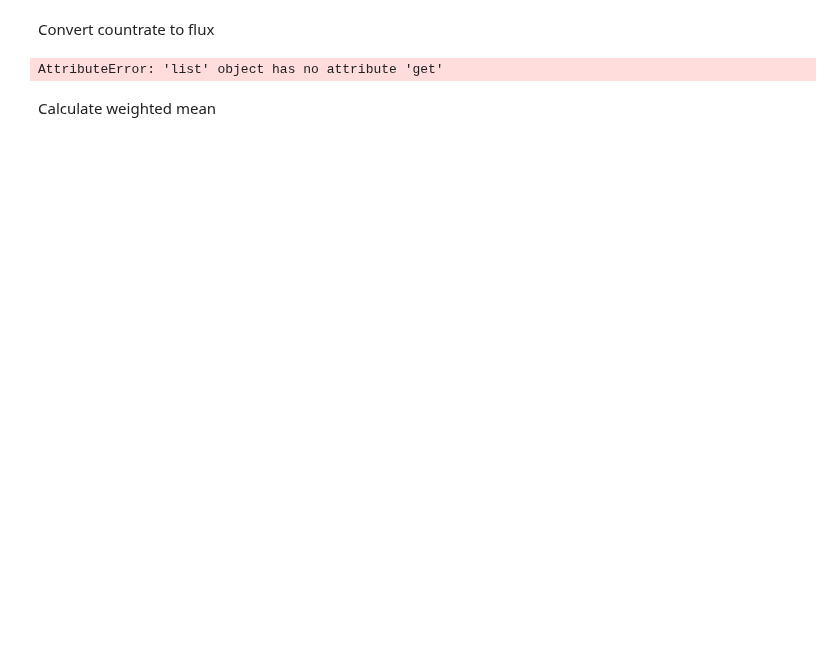
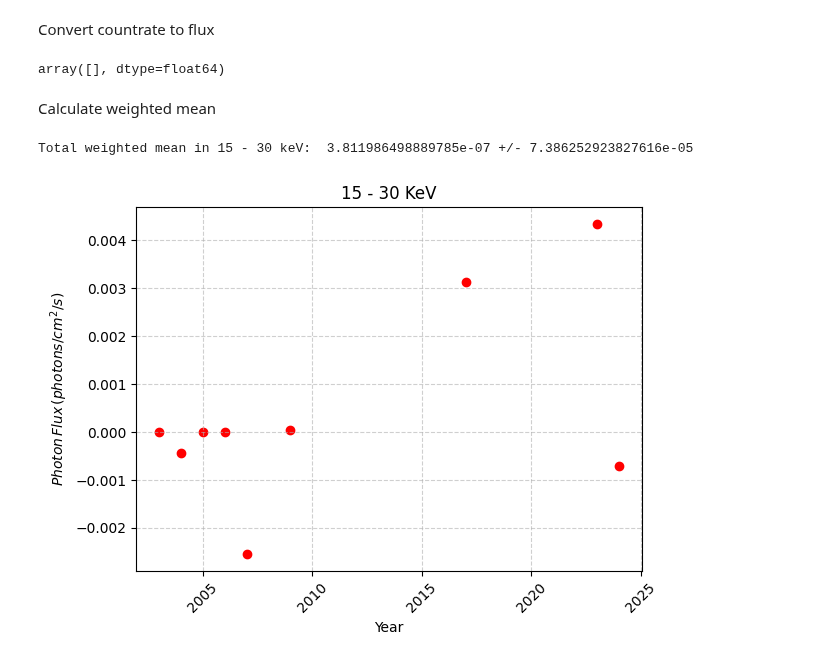
Before and after one commit to interstellxr/jupiter-xray-analysis, a Jupyter notebook: jupiter-xrays/JupiterPlotting.ipynb, the cells around one changed output. Cells and saved outputs as stored; diff of their text form; code cells hidden in the pictures; blank space fills up the shorter version.

```diff
--- a/jupiter-xrays/JupiterPlotting.ipynb
+++ b/jupiter-xrays/JupiterPlotting.ipynb
@@ -147,13 +167,2 @@ plt.tight_layout()
 # %% [markdown]
 Convert countrate to flux
-# %%
-crablc, crablc_err, crablc_date = loadCrabLC("../data/CrabLC_FITS_15_30")
-
-_, crab_yearly = weighted_avg(crablc_date, crablc, crablc_err**2)
-crab_means = [result['weighted_mean'] for year, result in crab_yearly.items()]
-crab_stds = [result['weighted_std'] for year, result in crab_yearly.items()]
-
-phflux1, pherr1, ergflux1, ergerr1 = cr2flux(cr1, vr1, date1, crab_means, crab_stds)
-phflux2, pherr2, ergflux2, ergerr2 = cr2flux(cr2, vr2, date2, crab_means, crab_stds)
-# %% [output]
-AttributeError: 'list' object has no attribute 'get'
@@ -160,2 +172,50 @@ AttributeError: 'list' object has no attribute 'get'
+# %%
+crablc2
+# %% [output]
+array([], dtype=float64)
+# %%
+# First, get Crab countrates in given energy range
+# 15 - 30 keV
+crablc1, crablc_err1, crablc_date1 = loadCrabLC("../data/CrabLC_FITS_15_30")
+_, crab_yearly1 = weighted_avg(crablc_date1, crablc1, crablc_err1**2)
+crab_means1 = [result['weighted_mean'] for year, result in crab_yearly1.items()]
+crab_stds1 = [result['weighted_std'] for year, result in crab_yearly1.items()]
+crab_years1 = [result['year'] for year, result in crab_yearly1.items()]
+
+# 30 - 60 keV
+#crablc2, crablc_err2, crablc_date2 = loadCrabLC("../data/CrabLC_FITS_30_60")
+#_, crab_yearly2 = weighted_avg(crablc_date2, crablc2, crablc_err2**2)
+#crab_means2 = [result['weighted_mean'] for year, result in crab_yearly2.items()]
+#crab_stds2 = [result['weighted_std'] for year, result in crab_yearly2.items()]
+#crab_years2 = [result['year'] for year, result in crab_yearly2.items()]
+
+phflux1, pherr1, ergflux1, ergerr1, new_dates1 = cr2flux(cr1, vr1, date1, crab_means1, crab_stds1, crab_years1)
+#phflux2, pherr2, ergflux2, ergerr2 = cr2flux(cr2, vr2, date2, crab_means2, crab_stds2, crab_years2)
 # %% [markdown]
 Calculate weighted mean
+# %%
+# 15 - 30 keV
+jtwm1, jywm1 = weighted_avg(new_dates1, phflux1, pherr1**2)
+jmeans1 = [result['weighted_mean'] for year, result in jywm1.items()]
+jstds1 = [result['weighted_std'] for year, result in jywm1.items()]
+jyears1 = [result['year'] for year, result in jywm1.items()]
+
+print("Total weighted mean in 15 - 30 keV: ", jtwm1['weighted_mean'], "+/-", jtwm1['weighted_std'])
+
+plt.figure()
+plt.scatter(jyears1, jmeans1, color='r', label='Yearly weighted means')
+plt.xlabel("Year")
+plt.ylabel(r"$Photon\, Flux\, (photons/cm^2/s)$")
+plt.title("15 - 30 KeV")
+plt.xticks(rotation=45)
+plt.grid(True, linestyle="--", alpha=0.6)
+plt.tight_layout()
+
+# 30 - 60 keV
+#jtwm2, jywm2 = weighted_avg(date2, phflux2, pherr2**2)
+#jmeans2 = [result['weighted_mean'] for year, result in jtwm2.items()]
+#jstds2 = [result['weighted_std'] for year, result in jtwm2.items()]
+#jyears2 = [result['year'] for year, result in jtwm2.items()]
+# %% [output]
+Total weighted mean in 15 - 30 keV:  3.811986498889785e-07 +/- 7.386252923827616e-05
+[figure, added]
```
Also changed, not shown: parts of 6 cells of this notebook, 6 other files.
